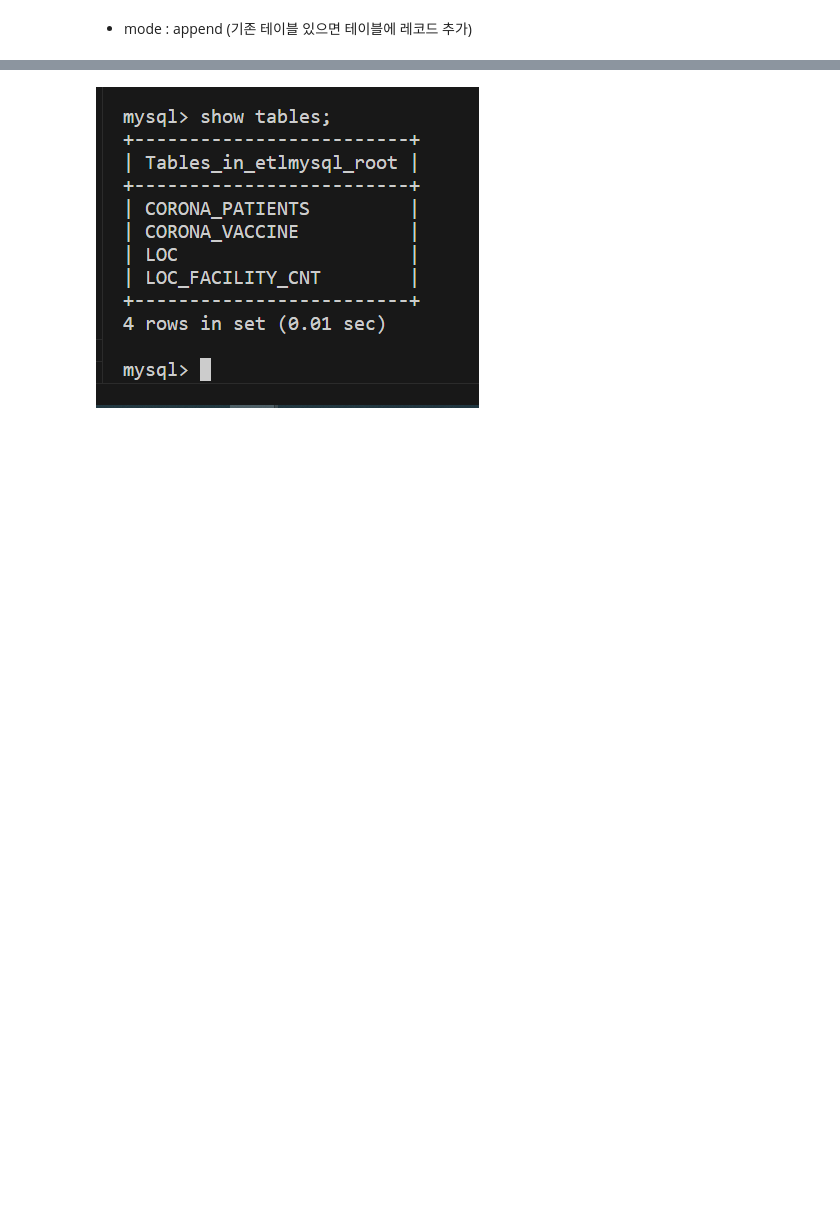
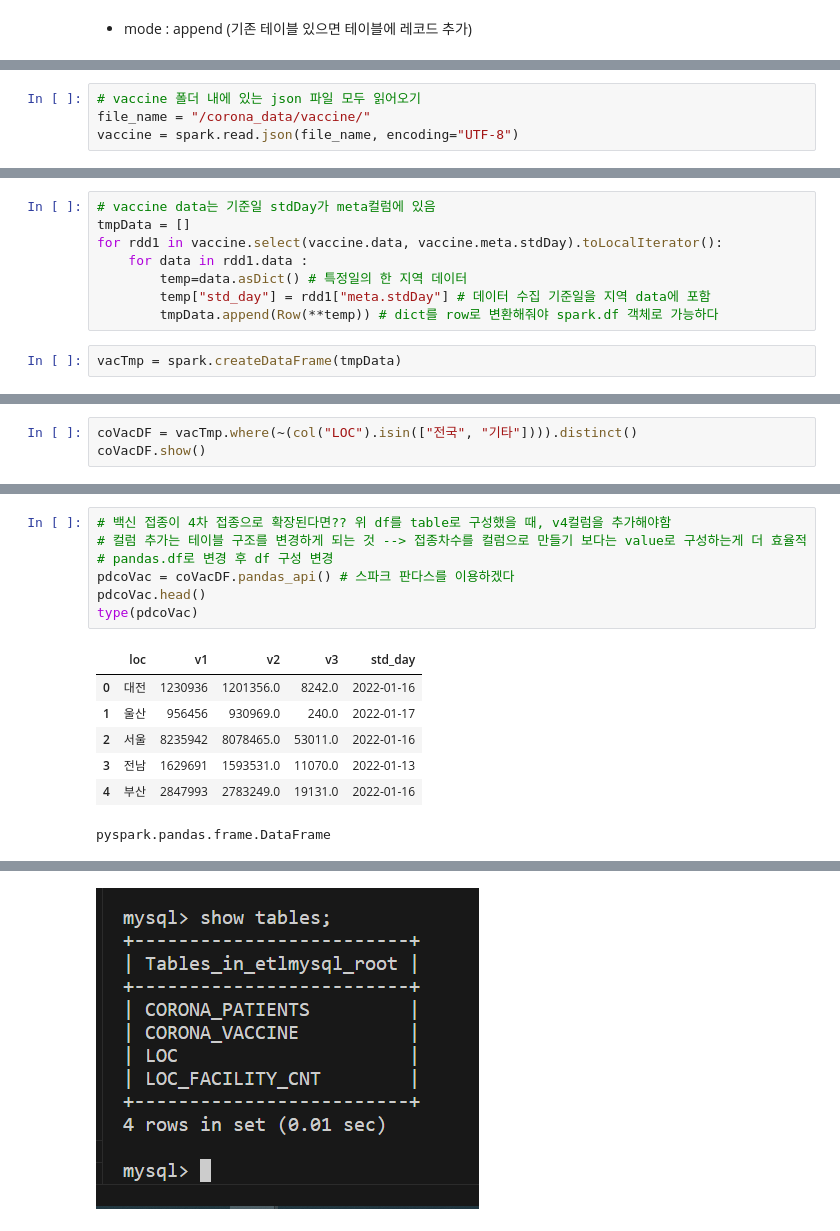
Before and after one commit to ahnyoungjoon00/a_hadoop_spark, a Jupyter notebook: 16_Load_DW.ipynb, the cells around one changed output, grey strips where cells are left out. Saved outputs shown, nothing was run; the diff lists cells and outputs as text; blank space fills up the shorter version.

Commit message:
subject spark
description
DW, DM 에 etl

```diff
--- a/16_Load_DW.ipynb
+++ b/16_Load_DW.ipynb
@@ -136,0 +251,4 @@ Py4JJavaError: An error occurred while calling o60.jdbc.
+# %%
+# vaccine 폴더 내에 있는 json 파일 모두 읽어오기
+file_name = "/corona_data/vaccine/"
+vaccine = spark.read.json(file_name, encoding="UTF-8")
@@ -136,0 +283,10 @@ Py4JJavaError: An error occurred while calling o60.jdbc.
+# %%
+# vaccine data는 기준일 stdDay가 meta컬럼에 있음
+tmpData = []
+for rdd1 in vaccine.select(vaccine.data, vaccine.meta.stdDay).toLocalIterator():
+    for data in rdd1.data :
+        temp=data.asDict() # 특정일의 한 지역 데이터
+        temp["std_day"] = rdd1["meta.stdDay"] # 데이터 수집 기준일을 지역 data에 포함
+        tmpData.append(Row(**temp)) # dict를 row로 변환해줘야 spark.df 객체로 가능하다
+# %%
+vacTmp = spark.createDataFrame(tmpData)
@@ -136,0 +313,3 @@ Py4JJavaError: An error occurred while calling o60.jdbc.
+# %%
+coVacDF = vacTmp.where(~(col("LOC").isin(["전국", "기타"]))).distinct()
+coVacDF.show()
@@ -136,0 +334,15 @@ Py4JJavaError: An error occurred while calling o60.jdbc.
+# %%
+# 백신 접종이 4차 접종으로 확장된다면?? 위 df를 table로 구성했을 때, v4컬럼을 추가해야함
+# 컬럼 추가는 테이블 구조를 변경하게 되는 것 --> 접종차수를 컬럼으로 만들기 보다는 value로 구성하는게 더 효율적
+# pandas.df로 변경 후 df 구성 변경
+pdcoVac = coVacDF.pandas_api() # 스파크 판다스를 이용하겠다
+pdcoVac.head()
+type(pdcoVac)
+# %% [output]
+|  | loc | v1 | v2 | v3 | std_day |
+| 0 | 대전 | 1230936 | 1201356.0 | 8242.0 | 2022-01-16 |
+| 1 | 울산 | 956456 | 930969.0 | 240.0 | 2022-01-17 |
+| 2 | 서울 | 8235942 | 8078465.0 | 53011.0 | 2022-01-16 |
+| 3 | 전남 | 1629691 | 1593531.0 | 11070.0 | 2022-01-13 |
+| 4 | 부산 | 2847993 | 2783249.0 | 19131.0 | 2022-01-16 |
+pyspark.pandas.frame.DataFrame
```
Also changed, not shown: parts of 28 cells of this notebook, 1 other file.
